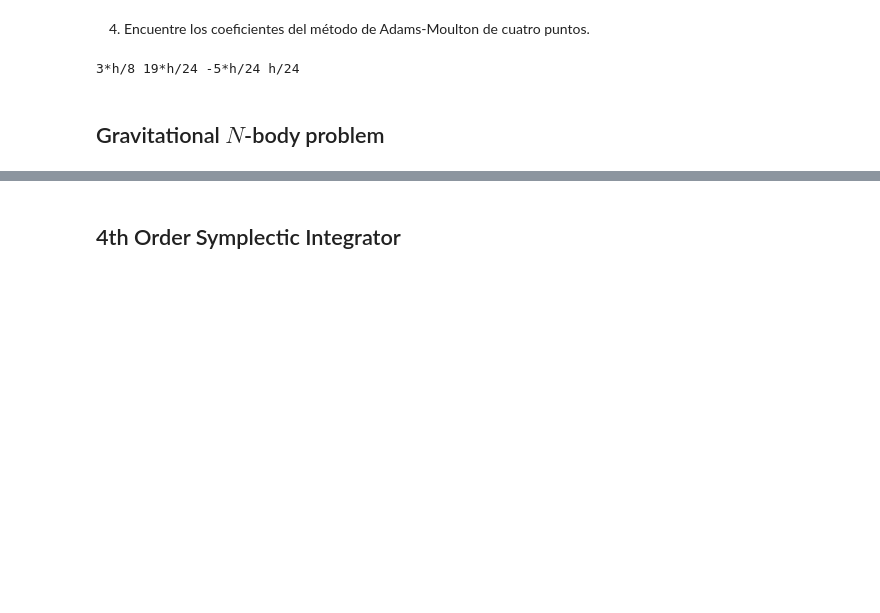
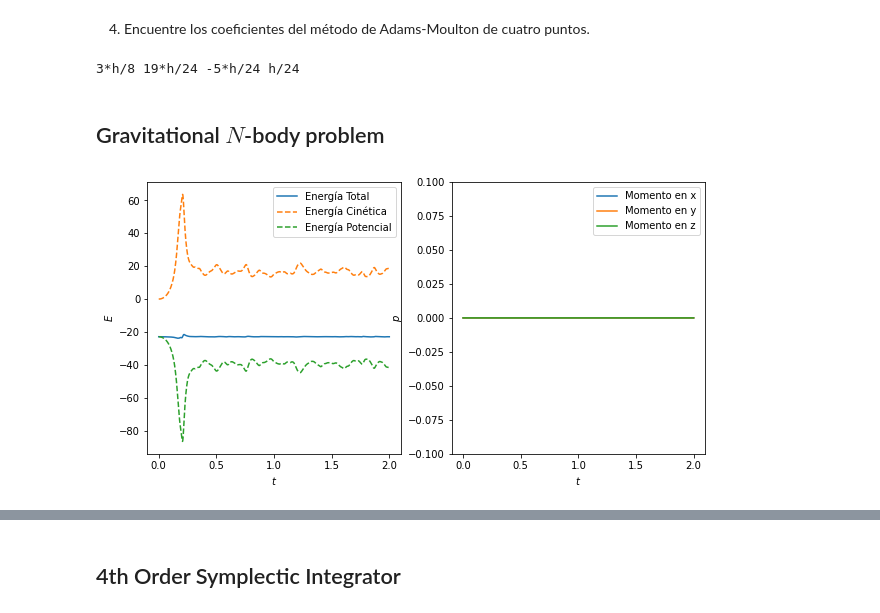
Before and after one commit to juanpablosalas/DanielDoradoJuanPabloSalas, a Jupyter notebook: Semana6/Semana6_DanielDorado_JuanPabloSalas.ipynb, the cells around one changed output, grey strips where cells are left out. Saved outputs shown, nothing was run; the diff lists cells and outputs as text; code cells hidden in the pictures; blank space fills up the shorter version.

```diff
--- a/Semana6/Semana6_DanielDorado_JuanPabloSalas.ipynb
+++ b/Semana6/Semana6_DanielDorado_JuanPabloSalas.ipynb
@@ -130,0 +369,24 @@ print(I1,I2,I3, I4)
+# %%
+fig1 = plt.figure(figsize=(10,5))
+ax1 = fig1.add_subplot(1,2,1)
+ax2 = fig1.add_subplot(1,2,2)
+
+ax1.plot(t,EnergiaTotal, label='Energía Total')
+ax1.plot(t,EnergiaK,'--',label='Energía Cinética')
+ax1.plot(t,EnergiaP,'--',label='Energía Potencial')
+ax1.set_xlabel(r'$t$',fontsize=10)
+ax1.set_ylabel(r'$E$',fontsize=10)
+ax1.legend(loc=0)
+
+
+ax2.plot(t,Momentum[:,0], label='Momento en x')
+ax2.plot(t,Momentum[:,1], label='Momento en y')
+ax2.plot(t,Momentum[:,2], label='Momento en z')
+ax2.set_xlabel(r'$t$',fontsize=10)
+ax2.set_ylabel(r'$p$',fontsize=10)
+ax2.legend(loc=0)
+ax2.set_ylim(-0.1,0.1)
+
+plt.show()
+# %% [output]
+[figure, added]
```
Also changed, not shown: parts of 14 cells of this notebook, 1 other file.
